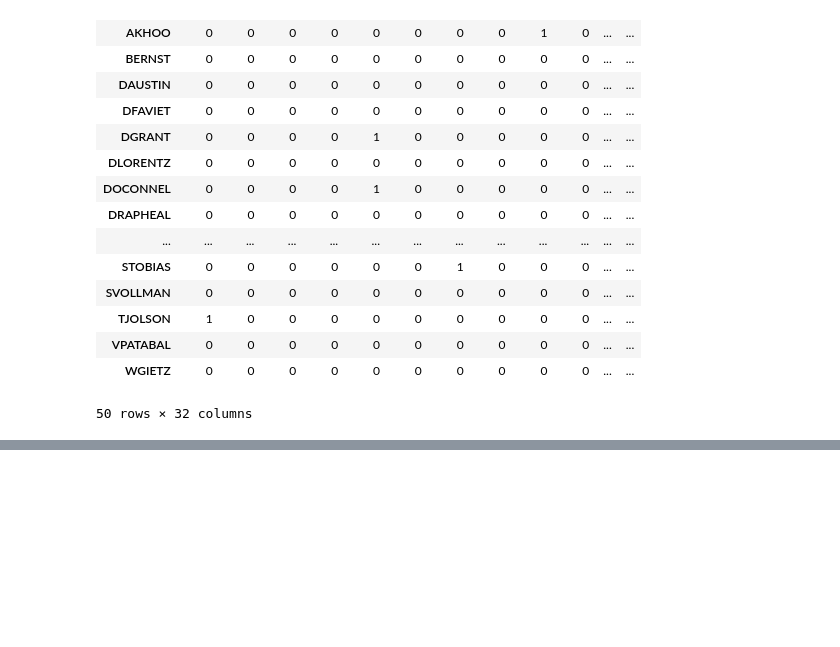
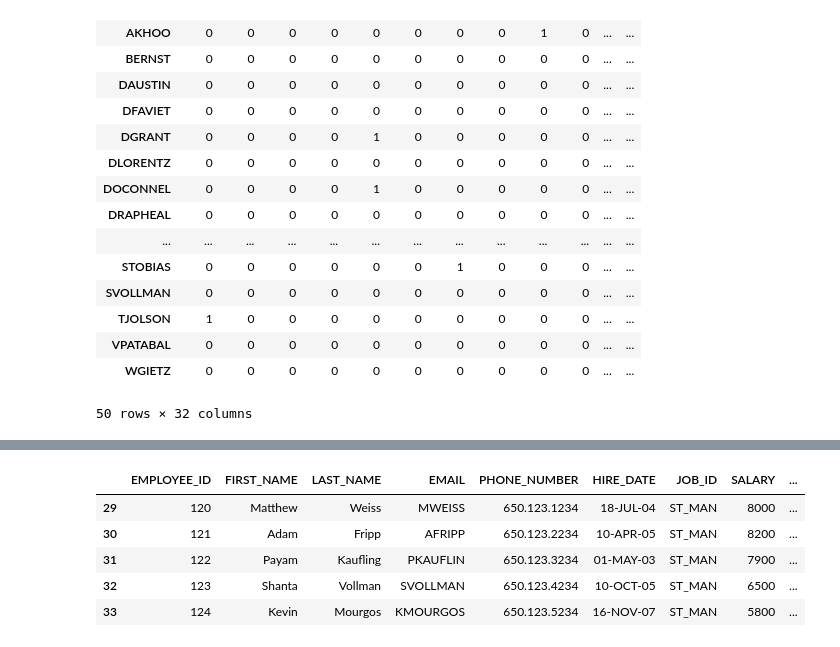
Before and after one commit to Mahima1120/python_code_repo, a Jupyter notebook: 21_pandas_1.ipynb, the cells around one changed output, grey strips where cells are left out. Drawn from its saved outputs; the diff is of its cells as text; code cells hidden in the pictures; blank space fills up the shorter version.

```diff
--- a/21_pandas.ipynb
+++ b/21_pandas_1.ipynb
@@ -392,0 +463,10 @@ pd.crosstab(new_df["EMAIL"],new_df["SALARY"])
+# %%
+a=new_df[(new_df["JOB_ID"]=="ST_MAN")&(new_df["SALARY"]>5000)]
+a
+# %% [output]
+|  | EMPLOYEE_ID | FIRST_NAME | LAST_NAME | EMAIL | PHONE_NUMBER | HIRE_DATE | JOB_ID | SALARY | ... |
+| 29 | 120 | Matthew | Weiss | MWEISS | 650.123.1234 | 18-JUL-04 | ST_MAN | 8000 | ... |
+| 30 | 121 | Adam | Fripp | AFRIPP | 650.123.2234 | 10-APR-05 | ST_MAN | 8200 | ... |
+| 31 | 122 | Payam | Kaufling | PKAUFLIN | 650.123.3234 | 01-MAY-03 | ST_MAN | 7900 | ... |
+| 32 | 123 | Shanta | Vollman | SVOLLMAN | 650.123.4234 | 10-OCT-05 | ST_MAN | 6500 | ... |
+| 33 | 124 | Kevin | Mourgos | KMOURGOS | 650.123.5234 | 16-NOV-07 | ST_MAN | 5800 | ... |
```
Also changed, not shown: parts of 7 cells of this notebook, 4 other files.
